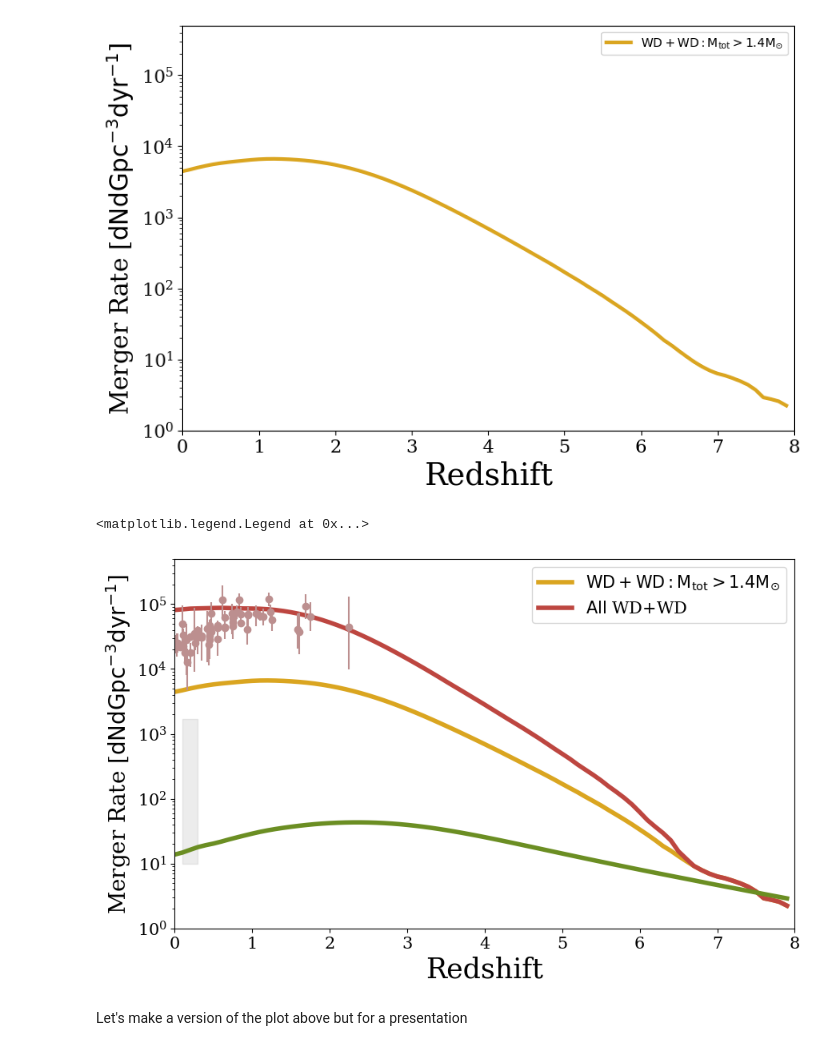
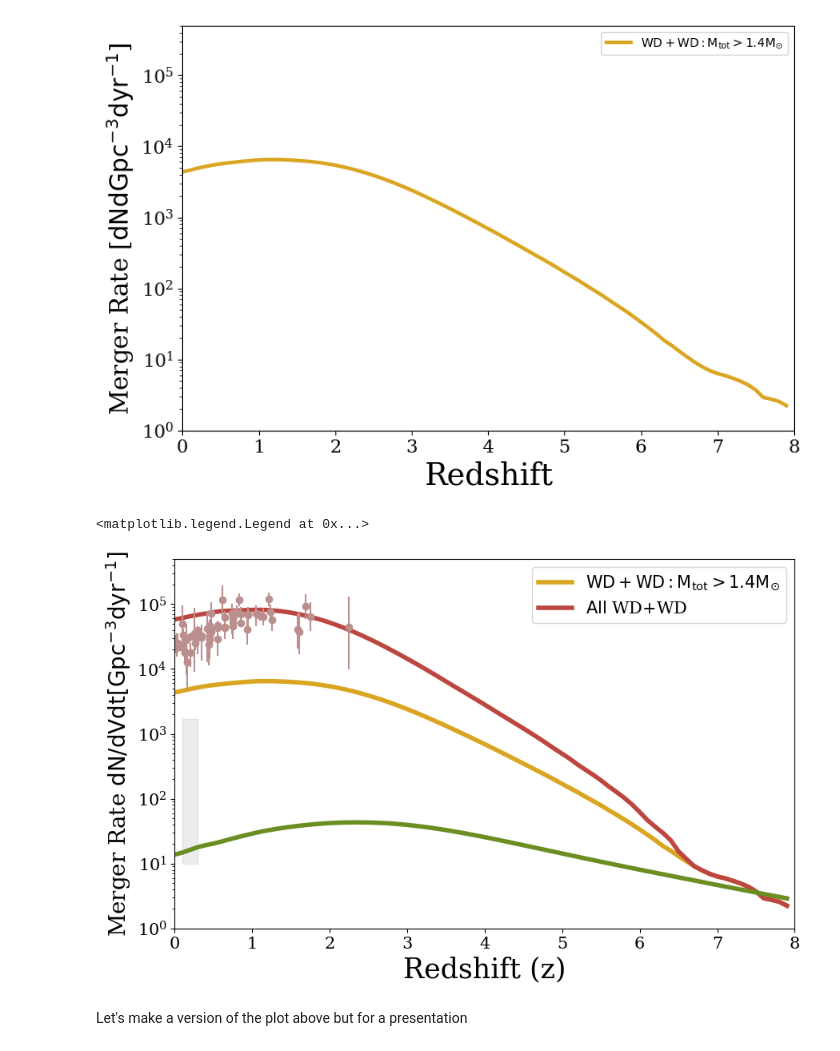
Before and after one commit to melanie-santiago26/research_work, a Jupyter notebook: making_figures/rates_analysis.ipynb, the cells around one changed output. Cells and saved outputs as stored; diff of their text form; code cells hidden in the pictures.

Commit message:
COWD selection

```diff
--- a/making_figures/rates_analysis.ipynb
+++ b/making_figures/rates_analysis.ipynb
@@ -195,0 +173,4 @@ NameError: name 'merging_all_NS' is not defined
+# %%
+HeWD_bool,COWD_bool,ONeWD_bool,HeCOWD_bool,HeONeWD_bool,COHeWD_bool,COONeWD_bool,ONeHeWD_bool,ONeCOWD_bool = useful_fncs.WD_BINARY_BOOLS(merging_all_WD)
+carbon_oxygen_bool = np.logical_or(ONeCOWD_bool,np.logical_or(COONeWD_bool,np.logical_or(COHeWD_bool,np.logical_or(COWD_bool,HeCOWD_bool))))
+merging_all_COWD = merging_all_WD[carbon_oxygen_bool]
@@ -227,9 +260,9 @@ merger_rate_z0
 #### let's get where M_tot > 1.4 solar masses
 # %%
 # let's get where M_tot > 1.4 solar masses
-tot_chandra_bool = merging_all_WD['Mass(1)'] + merging_all_WD['Mass(2)'] > 1.4
-merging_all_WD_chan = merging_all_WD[tot_chandra_bool]
-merging_all_WD_chan
+tot_chandra_bool = merging_all_COWD['Mass(1)'] + merging_all_COWD['Mass(2)'] > 1.4
+merging_all_COWD_chan = merging_all_COWD[tot_chandra_bool]
+merging_all_COWD_chan
 # %% [output]
 |  | CE_Event_Counter | Coalescence_Time | Eccentricity@DCO | Immediate_RLOF>CE | MT_Donor_Hist(1) | ... |
 | 471 | 2 | 746.914029 | 0.0 | 0 | b"b'6 '" | ... |
@@ -346,7 +379,7 @@ total_merger_rate = []
 for s in range(rates_info['merger_rate'][0,:].shape[0]):
 
     # selecting the mean merger rate for each reshift bin
-    tota_rate = np.sum(merging_all_WD[merging_all_WD.columns[20+s]])
+    tota_rate = np.sum(merging_all_COWD[merging_all_COWD.columns[20+s]])
     total_merger_rate.append(tota_rate)
 # %%
 # BNS
@@ -369,7 +402,7 @@ chandra_merger_rate = []
 for s in range(rates_info['merger_rate'][0,:].shape[0]):
 
     # selecting the mean merger rate for each reshift bin
-    tota_rate_chandra = np.sum(merging_all_WD_chan[merging_all_WD_chan.columns[20+s]])
+    tota_rate_chandra = np.sum(merging_all_COWD_chan[merging_all_COWD_chan.columns[20+s]])
     chandra_merger_rate.append(tota_rate_chandra)
 # %%
 # extracting the redshifts and rates from Briel et al
@@ -550,36 +583,36 @@ plt.plot(redshifts_NS[()],total_merger_rate_NS_version,linewidth=4,color='olived
 ## Briel et al. 2020
 # plt.plot(redshifts_briel,converted_rates_briel,'.',color='lavender',label='Briel 2020')
 plt.errorbar(redshifts_briel,converted_rates_briel,yerr=y_error,fmt='o', color = 'rosybrown')#,label='Briel et al. 2022')
 
 ## LVK BNS rate
 plt.fill_between([0.1,0.3],
                 10,
                 1700,
                 alpha=0.15,
                 color="grey")#,label=r'LVK BNS Rate $\mathrm{z=0.2}$')
 
 
 # let's add a line to add important events that have happened
 ## peak of star formation?
 # plt.axvline(3, color='#c7c9a9', linestyle='--', linewidth=2,label='Peak of Star Formation - TNG100')
 
 
 ## axis
 plt.xlim(0,8)
 plt.ylim(10**0,5*10**5)
 plt.yscale('log')
-plt.ylabel(r"Merger Rate [$\mathrm{dNdGpc^{-3}dyr^{-1}}$]",fontsize=20)
-plt.xlabel(r"Redshift",fontsize=25)
+plt.ylabel(r"Merger Rate $\mathrm{dN/dVdt}$$\mathrm{[Gpc^{-3}dyr^{-1}}]$",fontsize=20)
+plt.xlabel(r"Redshift (z)",fontsize=25)
 plt.xticks(fontsize=15)
 plt.yticks(fontsize=15)
 # plt.title(r"Binary White Dwarf (WD+WD) Merger Rate Distirbution")
 plt.legend(fontsize=15)
 
 ## save figure:
 #plt.savefig("redshifts_rates_WD_NS.pdf",bbox_inches='tight',pad_inches=0.1)
 # %% [output]
 <matplotlib.legend.Legend at 0x...>
-[figure, old version]
+[figure, new version]
 # %% [markdown]
 Let's make a version of the plot above but for a presentation
 # %%
```
Also changed, not shown: parts of 14 cells of this notebook, 1 other file.
